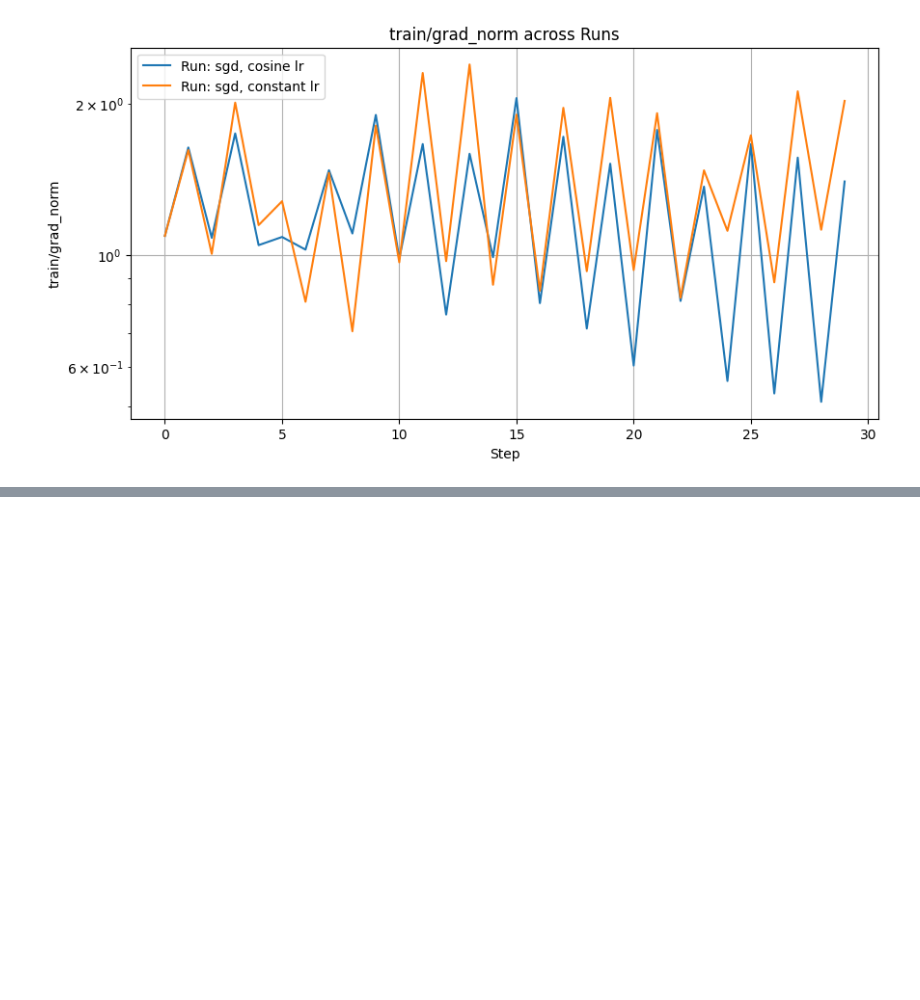
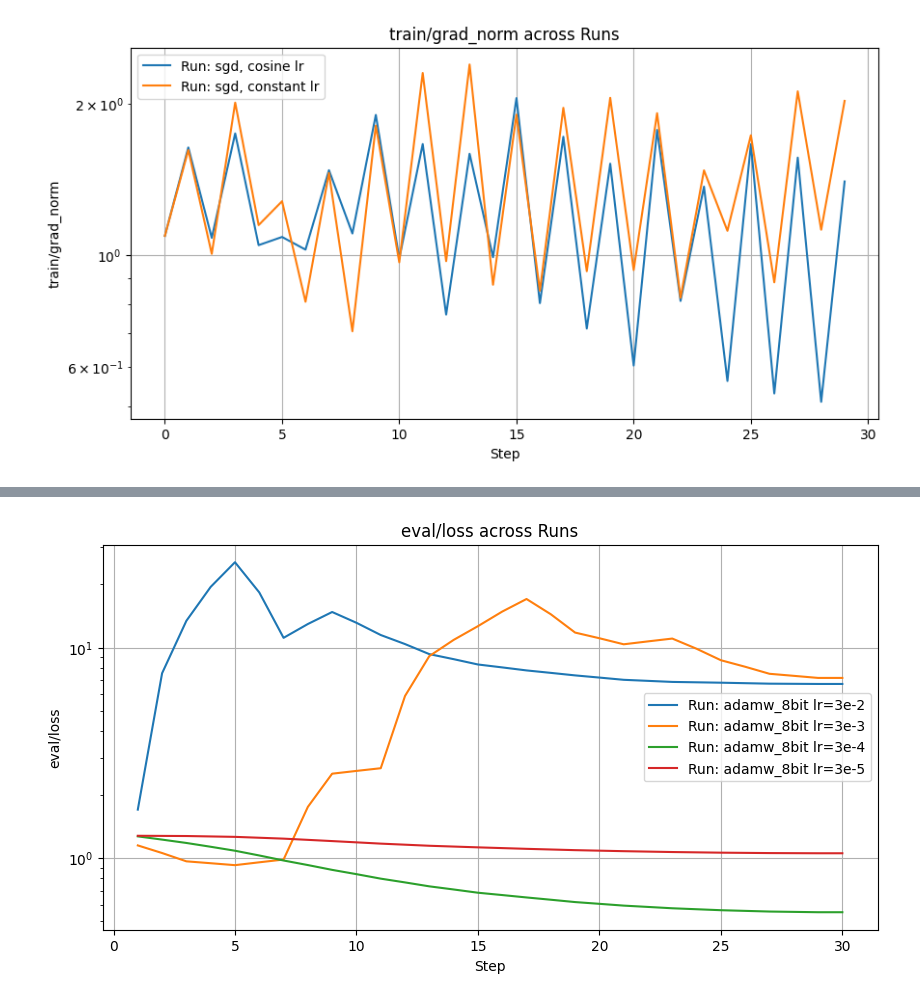
Before and after one commit to ZPP-MURMURAS/ZPP_Murmuras, a Jupyter notebook: research/llama_finetuning/report_llama_dm_big_finetuning.ipynb, the cells around one changed output, grey strips where cells are left out. Drawn from its saved outputs; the diff is of its cells as text; code cells hidden in the pictures; blank space fills up the shorter version.

```diff
--- a/research/llama_finetuning/report_llama_dm_big_finetuning.ipynb
+++ b/research/llama_finetuning/report_llama_dm_big_finetuning.ipynb
@@ -107,0 +107,34 @@ plot_runs_data(runs, 'train/grad_norm', runs_active=COMPARISONS["SGD optimizer e
+# %%
+PROJECT_NAME = 'llama-finetune-dm-2'
+LR_COMP = [
+    'adamw_8bit lr=3e-2',
+    'adamw_8bit lr=3e-3',
+    'adamw_8bit lr=3e-4',
+    'adamw_8bit lr=3e-5'
+]
+OPTIMIZERS_COMP = [
+    'rmsprop_bnb_8bit lr=3e-4',
+    'sgd lr=3e-4',
+    'lion_8bit lr=3e-4',
+    'adamw_8bit lr=3e-4'
+]
+LORA_DROPOUTS_COMP = [
+    'lion_8bit lr=3e-4 dropout=0.5',
+    'lion_8bit lr=3e-4 dropout=0.1',
+    'lion_8bit lr=3e-4'
+]
+LORA_R_COMP = [
+    'lion_8bit linear r=8',
+    'lion_8bit lr=3e-4'
+]
+LR_SCHEDULERS_COMP = [
+    'constant lion_8bit lr=3e-4 dropout=0.1',
+    'lion_8bit lr=3e-4 dropout=0.1',
+    'cosine lion_8bit lr=3e-4 dropout=0.1'
+]
+DECAY_COMP = [
+    'lion_8bit lr=3e-4',
+    'lion_8bit lr=3e-4 decay=0.03'
+]
+
+runs2 = api.runs(f"{wandb.Api().default_entity}/{PROJECT_NAME}")
@@ -107,0 +158,4 @@ plot_runs_data(runs, 'train/grad_norm', runs_active=COMPARISONS["SGD optimizer e
+# %%
+plot_runs_data(runs2, 'eval/loss', runs_active=LR_COMP, log_scale=True)
+# %% [output]
+[figure, added]
```
Also changed, not shown: parts of 18 cells of this notebook, 1 other file.
